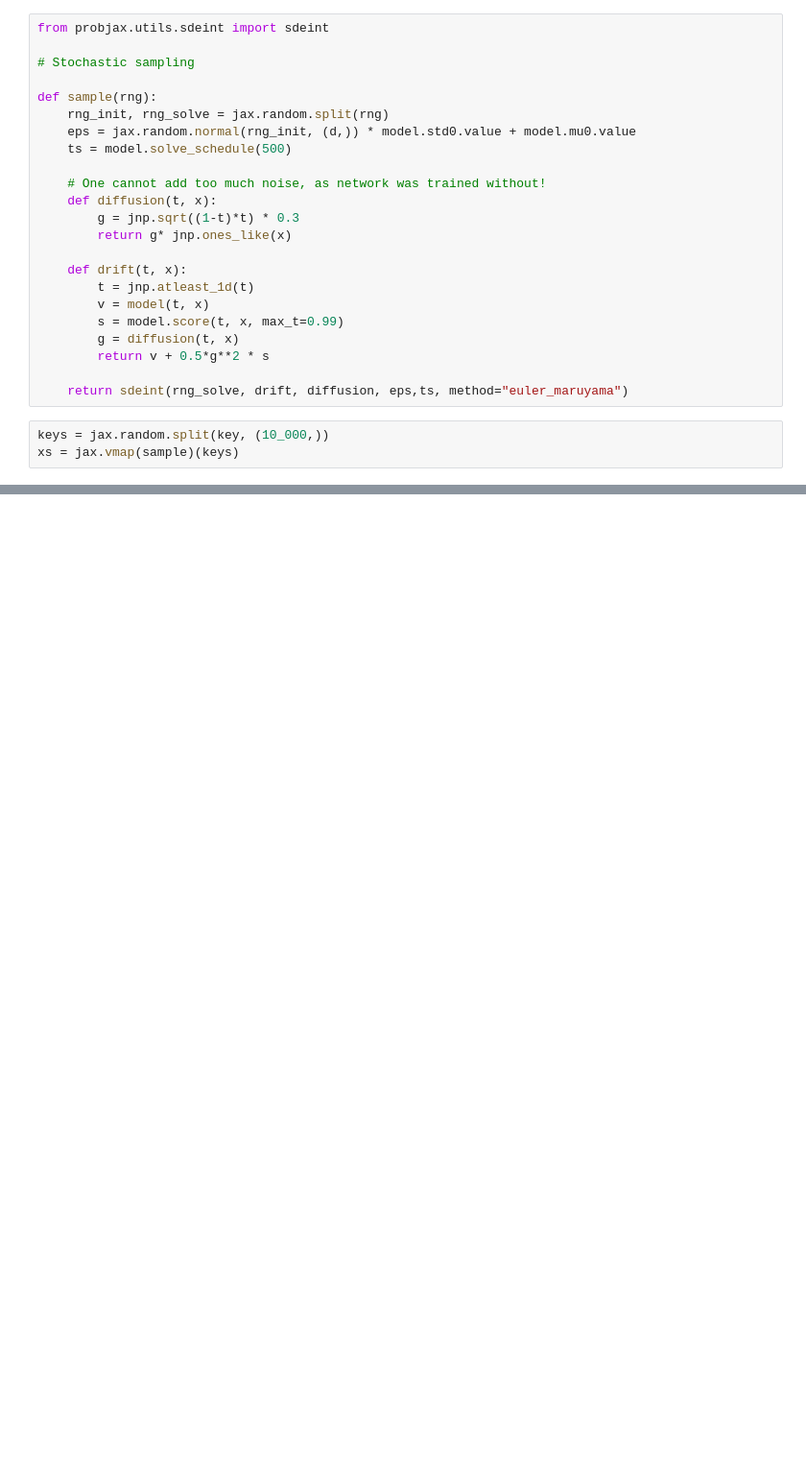
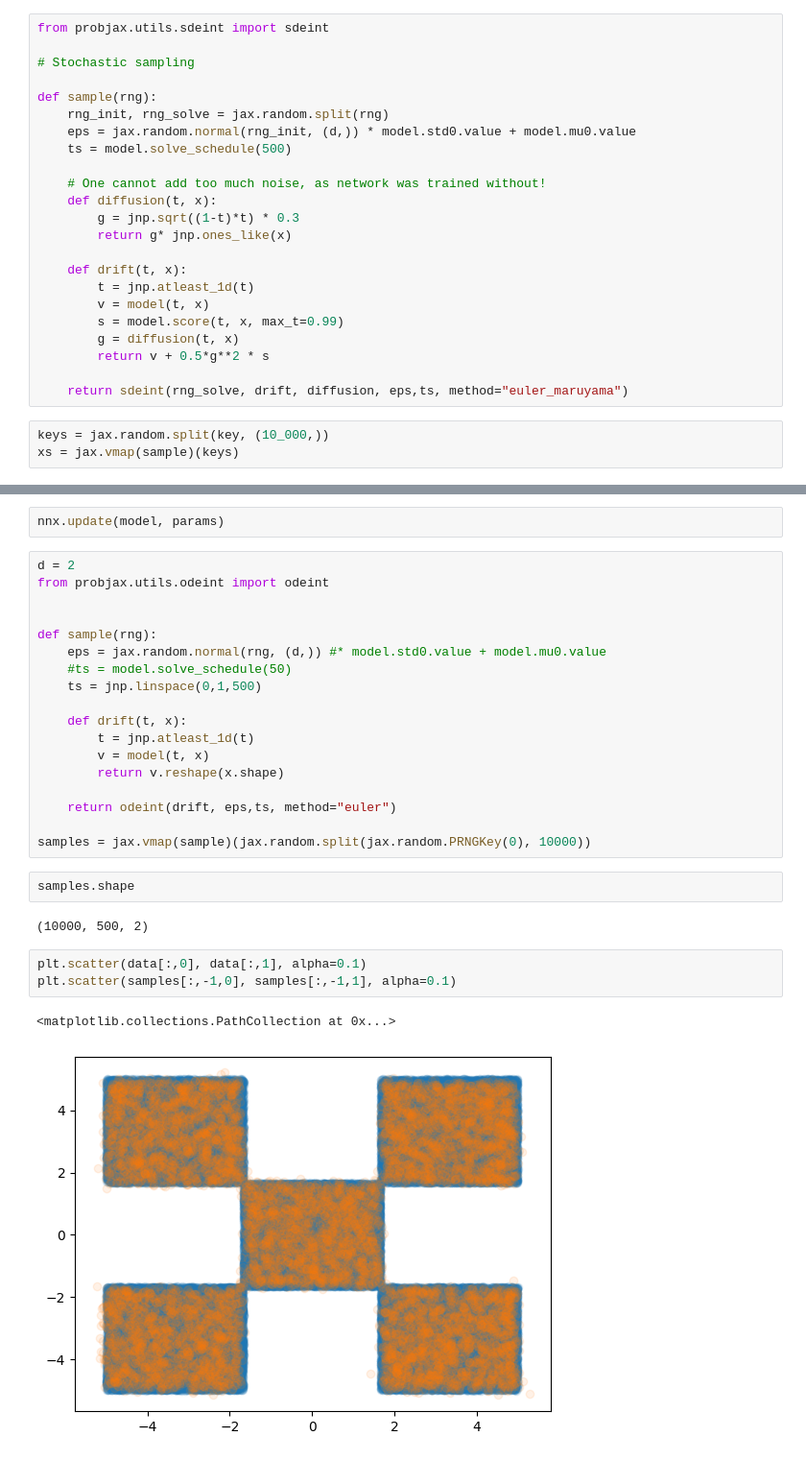
Before and after one commit to mackelab/probjax, a Jupyter notebook: examples/nn/flows/flow_matching.ipynb, the cells around one changed output, grey strips where cells are left out. Shown at 96% size. Cells and saved outputs as stored; diff of their text form; blank space fills up the shorter version.

```diff
--- a/examples/nn/flows/flow_matching.ipynb
+++ b/examples/nn/flows/flow_matching.ipynb
@@ -163,0 +219,30 @@ plt.plot(xs, score.flatten())
+# %%
+nnx.update(model, params)
+# %%
+d = 2
+from probjax.utils.odeint import odeint
+
+
+def sample(rng):
+    eps = jax.random.normal(rng, (d,)) #* model.std0.value + model.mu0.value
+    #ts = model.solve_schedule(50)
+    ts = jnp.linspace(0,1,500)
+
+    def drift(t, x):
+        t = jnp.atleast_1d(t)
+        v = model(t, x)
+        return v.reshape(x.shape)
+
+    return odeint(drift, eps,ts, method="euler")
+
+samples = jax.vmap(sample)(jax.random.split(jax.random.PRNGKey(0), 10000))
+# %%
+samples.shape
+# %% [output]
+(10000, 500, 2)
+# %%
+plt.scatter(data[:,0], data[:,1], alpha=0.1)
+plt.scatter(samples[:,-1,0], samples[:,-1,1], alpha=0.1)
+# %% [output]
+<matplotlib.collections.PathCollection at 0x...>
+[figure, added]
```
Also changed, not shown: parts of 20 cells of this notebook, 8 other files.
